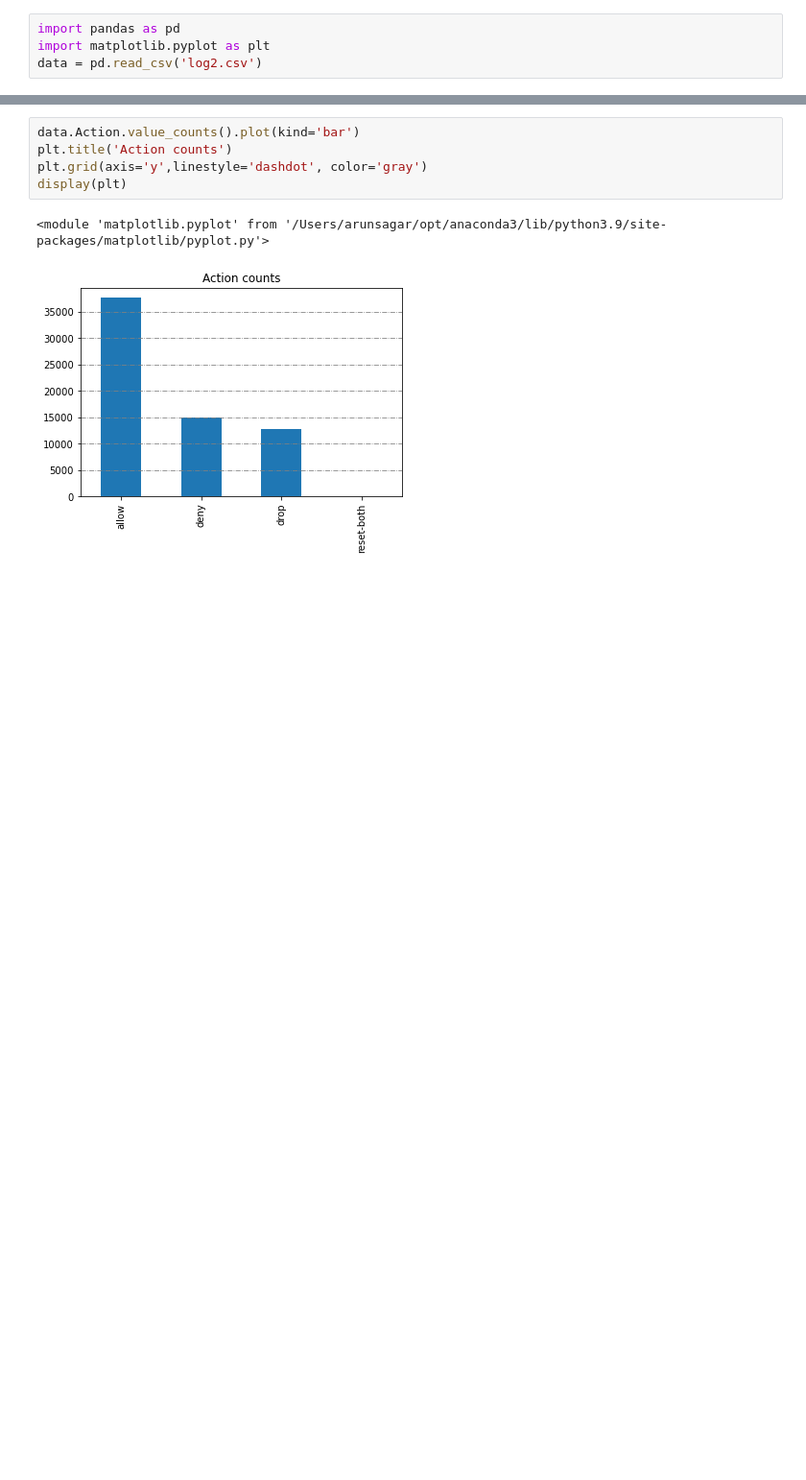
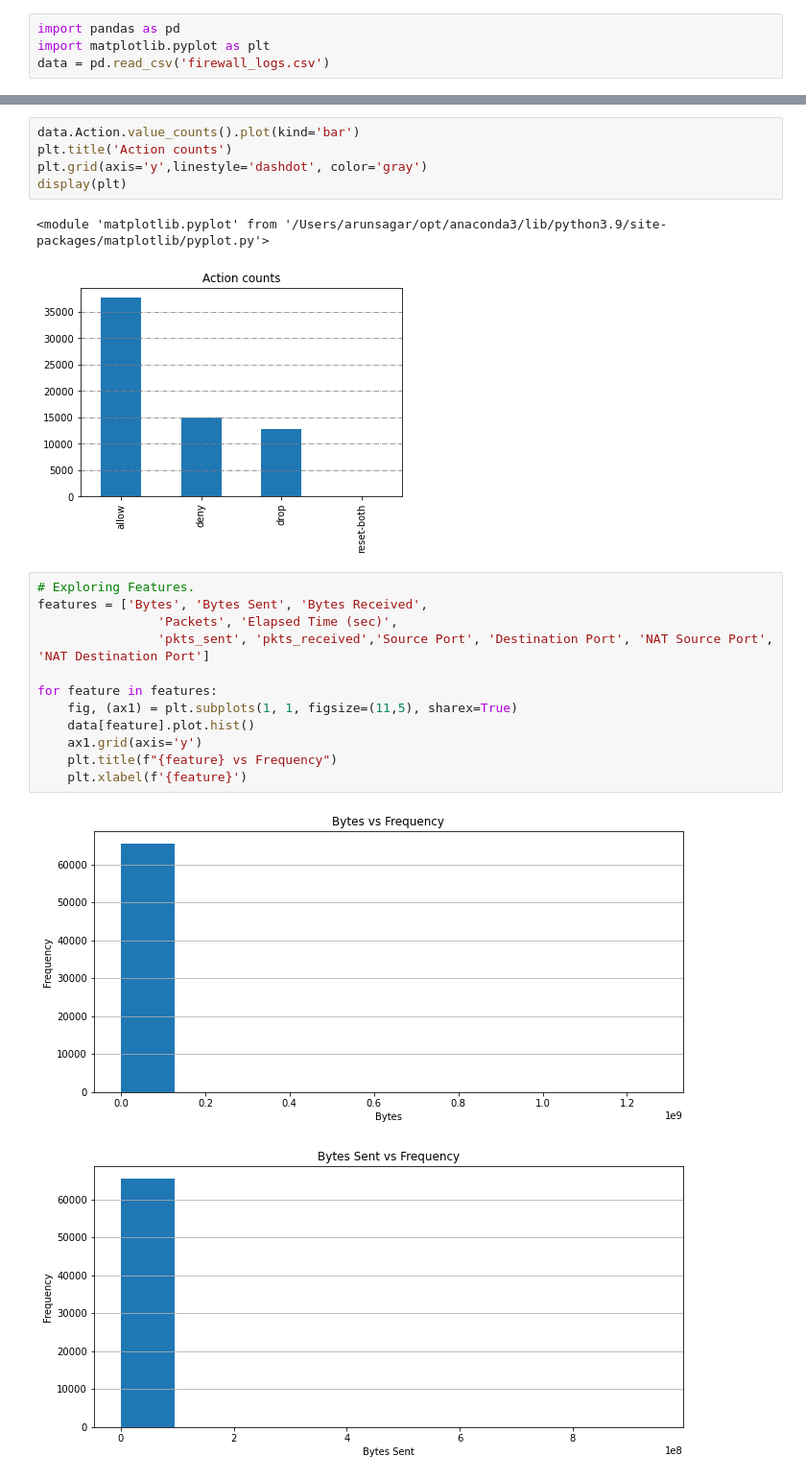
Before and after one commit to arunsagarp/datadrivenproject, a Jupyter notebook: project notebook.ipynb, the cells around one changed output, grey strips where cells are left out. Shown at 96% size. Saved outputs shown, nothing was run; the diff lists cells and outputs as text; blank space fills up the shorter version.

```diff
--- a/project notebook.ipynb
+++ b/project notebook.ipynb
@@ -1,7 +1,7 @@
 # %%
 import pandas as pd
 import matplotlib.pyplot as plt
-data = pd.read_csv('log2.csv')
+data = pd.read_csv('firewall_logs.csv')
 # %%
 data.info()
 # %% [output]
@@ -76,3 +76,18 @@ display(plt)
 # %% [output]
 <module 'matplotlib.pyplot' from '/Users/arunsagar/opt/anaconda3/lib/python3.9/site-packages/matplotlib/pyplot.py'>
 [figure]
+# %%
+# Exploring Features.
+features = ['Bytes', 'Bytes Sent', 'Bytes Received',
+                'Packets', 'Elapsed Time (sec)',
+                'pkts_sent', 'pkts_received','Source Port', 'Destination Port', 'NAT Source Port', 'NAT Destination Port']
+
+for feature in features:
+    fig, (ax1) = plt.subplots(1, 1, figsize=(11,5), sharex=True)
+    data[feature].plot.hist()
+    ax1.grid(axis='y')
+    plt.title(f"{feature} vs Frequency")
+    plt.xlabel(f'{feature}')
+# %% [output]
+[figure, added]
+[figure, added]
```
Also changed, not shown: parts of 10 cells of this notebook, 1 other file.
